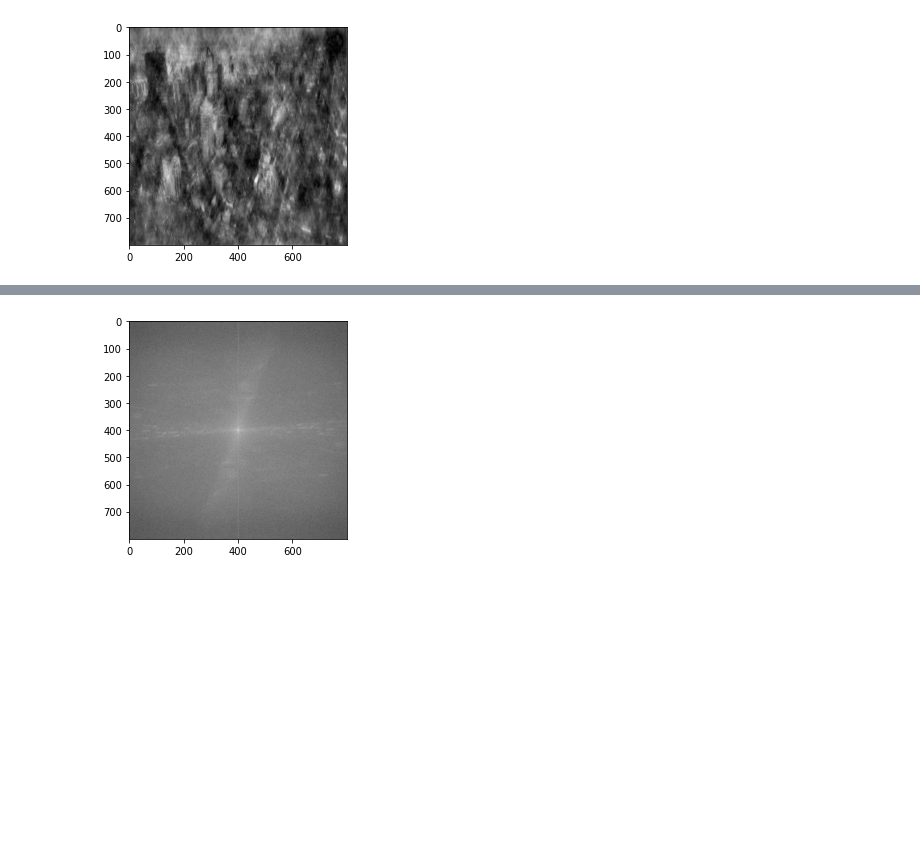
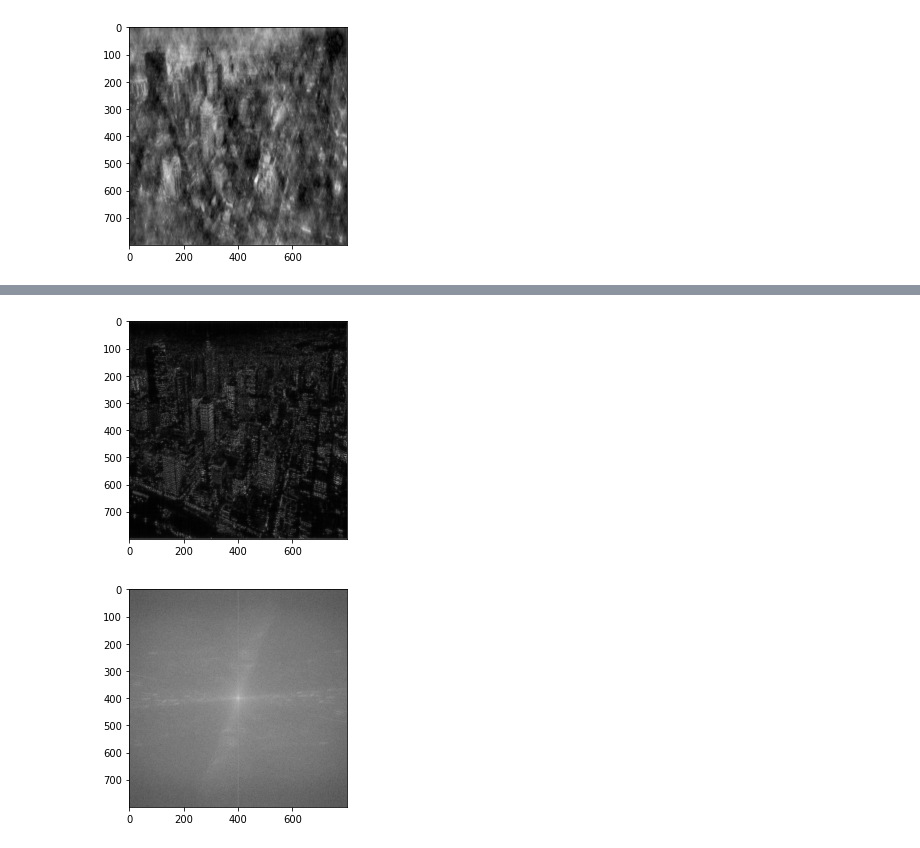
Before and after one commit to MahmoudRabea13/Image-Mixer, a Jupyter notebook: magphase.ipynb, the cells around one changed output, grey strips where cells are left out. Cells and saved outputs as stored; diff of their text form; code cells hidden in the pictures; blank space fills up the shorter version.

```diff
--- a/magphase.ipynb
+++ b/magphase.ipynb
@@ -106,3 +115,9 @@ visulaize(fou_e_3,'mag')
+# %%
+img_new = re_fourier(fou_e_3,np.angle(fou))
+plt.figure()
+visulaize(np.abs(img_new))
+# %% [output]
+[figure, added]
 # %%
 fou = fourier('tobeuploaded\city.jpeg')
 fou_2 = fourier('tobeuploaded\worldCup.jpg')
```
Also changed, not shown: parts of 5 cells of this notebook, 8 other files.
